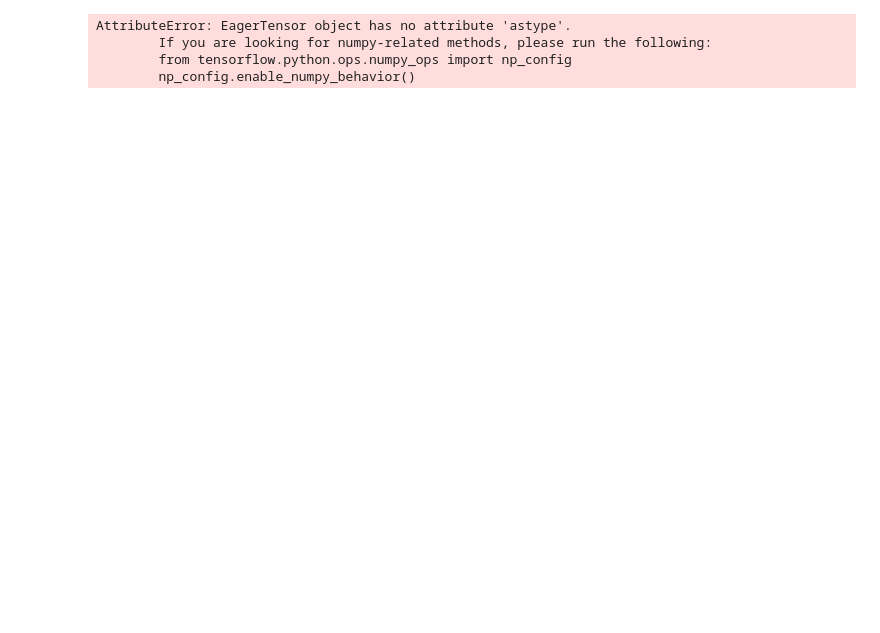
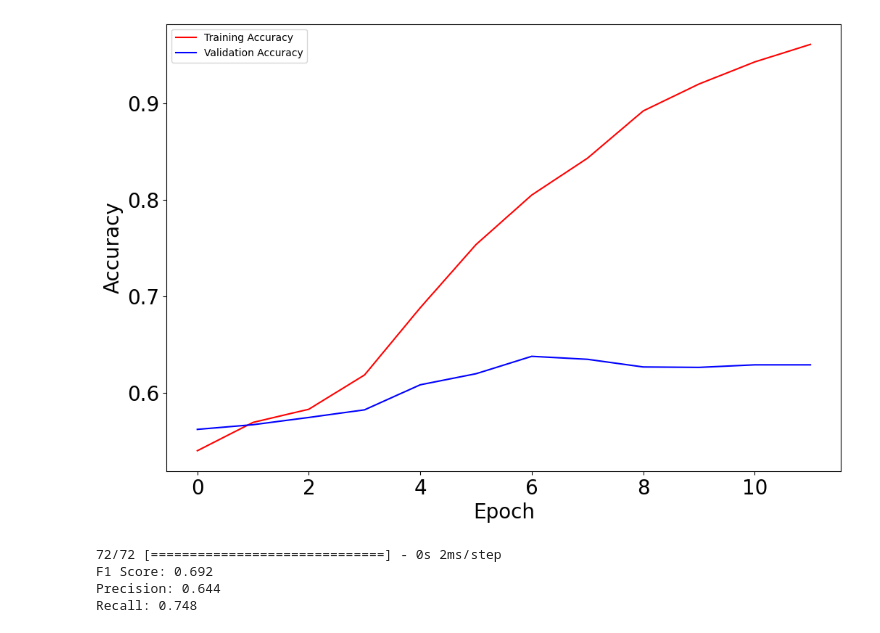
Before and after one commit to tulane-cmps6730/project-reddit, a Jupyter notebook: notebooks/Experiment-CNN.ipynb, the cells around one changed output. Saved outputs shown, nothing was run; the diff lists cells and outputs as text; code cells hidden in the pictures; blank space fills up the shorter version.

```diff
--- a/notebooks/Experiment-CNN.ipynb
+++ b/notebooks/Experiment-CNN.ipynb
@@ -122,17 +126,27 @@ The best model has parameters: filter = 32, kernel = 6, num_1 = 100, lr = 0.001,
 # %%
-y_pred_prob = best_model_cnn(X_val)
-y_pred_val = (y_pred_prob > 0.5).astype('int32')
-# Calculate F1
-f1 = f1_score(y_val, y_pred_val)
-print("F1 Score:", f1)
-# Calculate Precision
-precision = precision_score(y_val, y_pred_val)
-print("Precision:", round(precision, 3))
-# Calculate Recall
-recall = recall_score(y_val, y_pred_val)
-print("Recall:", round(recall, 3))
+fig, ax = plt.subplots(1, 1, figsize=(12,8))
+ax.plot(best_history.history['accuracy'], 'r', label='Training Accuracy')
+ax.plot(best_history.history['val_accuracy'], 'b' ,label='Validation Accuracy')
+ax.set_xlabel(r'Epoch', fontsize=20)
+ax.set_ylabel(r'Accuracy', fontsize=20)
+ax.legend()
+ax.tick_params(labelsize=20)
 # %% [output]
-AttributeError: EagerTensor object has no attribute 'astype'.
-        If you are looking for numpy-related methods, please run the following:
-        from tensorflow.python.ops.numpy_ops import np_config
-        np_config.enable_numpy_behavior()
+[figure, added]
+# %%
+predictions = best_model_cnn.predict(X_val)
+predictions = (predictions > 0.5).astype(int)
+
+f1 = f1_score(y_val, predictions)
+print("F1 Score:", round(f1,3))
+# Calculate Precision
+precision = precision_score(y_val, predictions)
+print("Precision:", round(precision, 3))
+# Calculate recall
+recall = recall_score(y_val, predictions)
+print("Recall:", round(recall, 3))
+# %% [output]
+72/72 [==============================] - 0s 2ms/step
+F1 Score: 0.692
+Precision: 0.644
+Recall: 0.748
```
Also changed, not shown: parts of 5 cells of this notebook, 3 other files.
